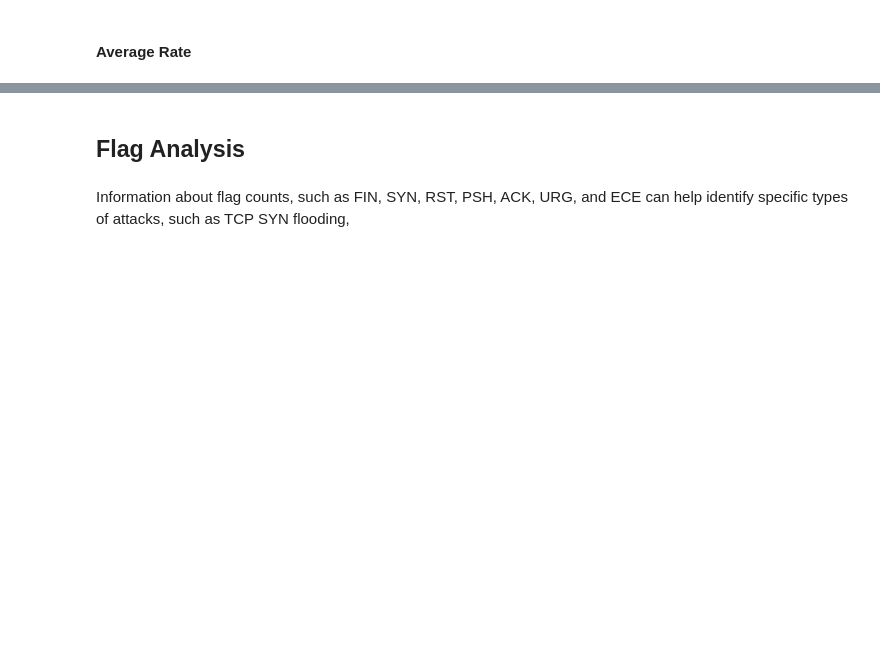
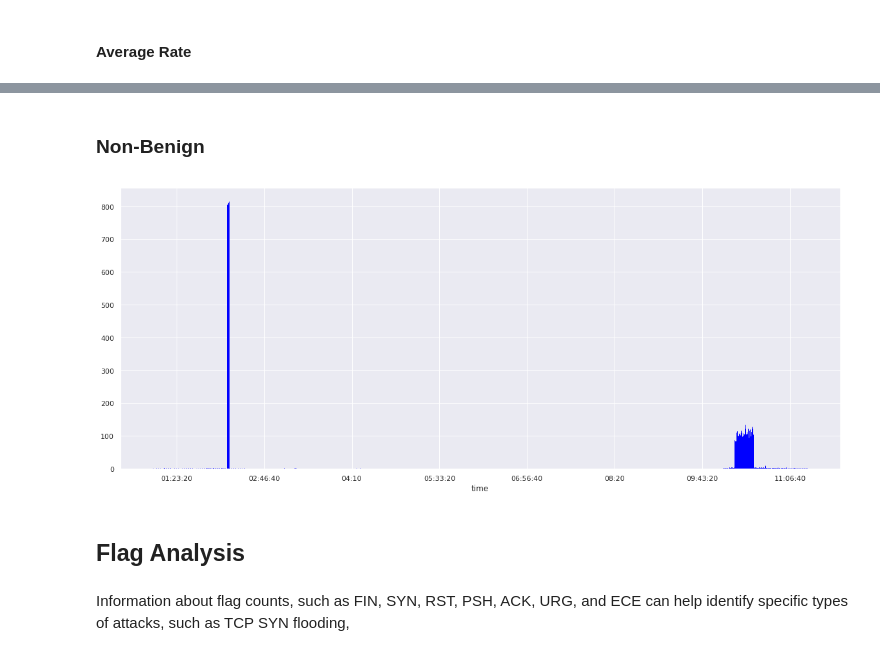
Before and after one commit to katielrink/IDS_Analysis, a Jupyter notebook: Homework_2.ipynb, the cells around one changed output, grey strips where cells are left out. Cells and saved outputs as stored; diff of their text form; code cells hidden in the pictures; blank space fills up the shorter version.

```diff
--- a/Homework_2.ipynb
+++ b/Homework_2.ipynb
@@ -323,3 +344,15 @@ Average of 'Tot Bwd Pkts' where 'Label' does not equal 'benign': 128.91481758708
+# %% [markdown]
+### Non-Benign ###
+# %%
+nonbenign_data = network_data.loc[network_data['Label'] != 'Benign']
+nonbenign_timestamps = pd.to_datetime(nonbenign_data["Timestamp"], format='%d/%m/%Y %H:%M:%S', errors='coerce')
+nonbenign_timestamp_counts = nonbenign_timestamps.dt.time.value_counts().sort_index()
+bars = plt.bar(nonbenign_timestamp_counts.index, nonbenign_timestamp_counts.values, label="Non-Benign")
+for bar in bars:
+    bar.set_color("blue")
+plt.show()
+# %% [output]
+[figure, added]
 # %% [markdown]
 ## Flag Analysis
 # %% [markdown]
```
Also changed, not shown: parts of 43 cells of this notebook.
